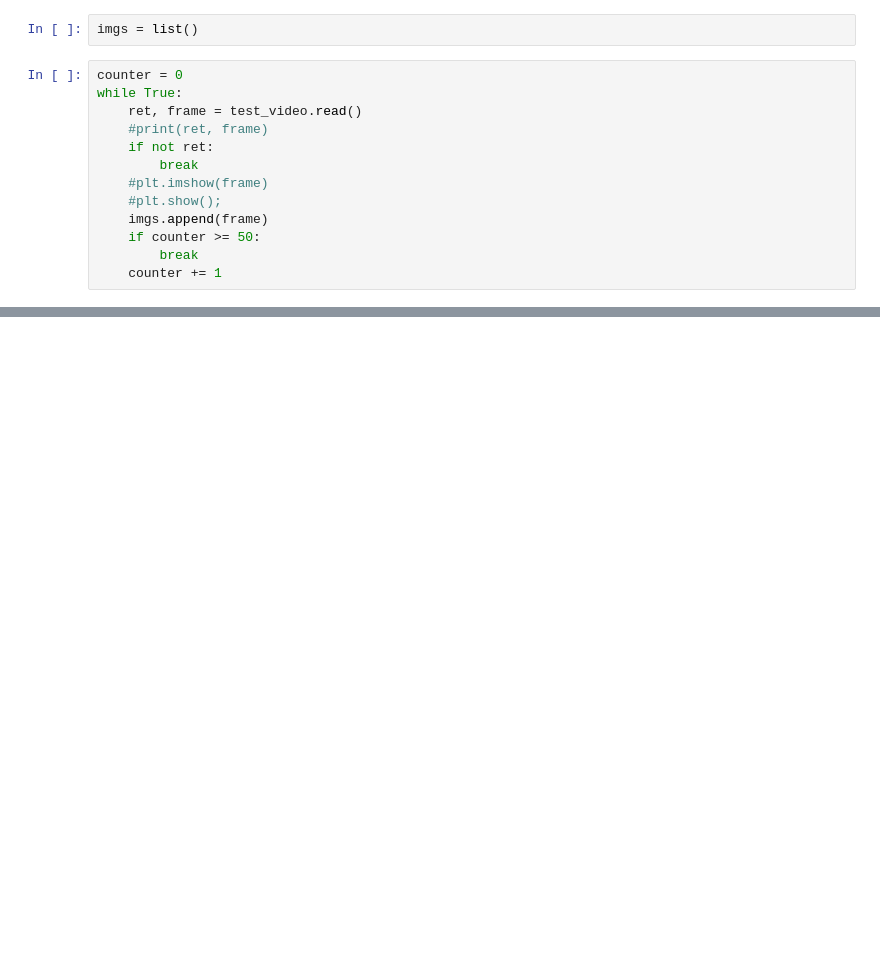
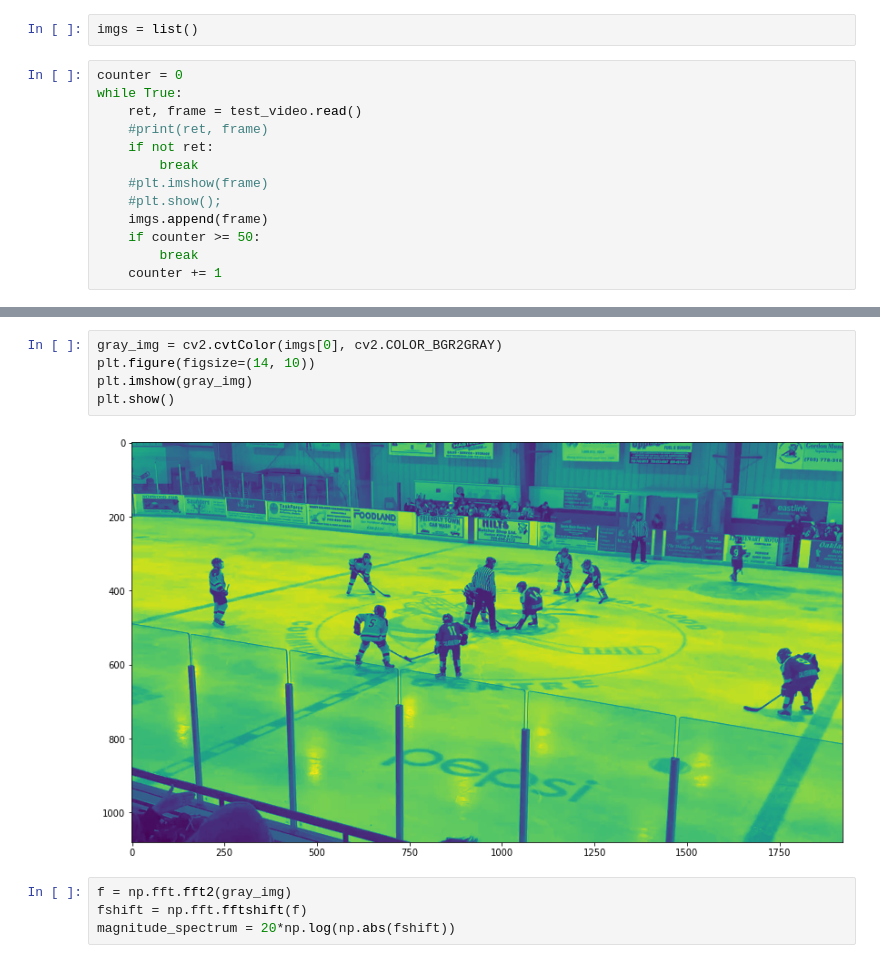
Before and after one commit to ioneuk/player-localization, a Jupyter notebook: rink-detection/rink_detection_dev.ipynb, the cells around one changed output, grey strips where cells are left out. Drawn from its saved outputs; the diff is of its cells as text; blank space fills up the shorter version.

```diff
--- a/rink-detection/rink_detection_dev.ipynb
+++ b/rink-detection/rink_detection_dev.ipynb
@@ -57,0 +59,11 @@ plt.show()
+# %%
+gray_img = cv2.cvtColor(imgs[0], cv2.COLOR_BGR2GRAY)
+plt.figure(figsize=(14, 10))
+plt.imshow(gray_img)
+plt.show()
+# %% [output]
+[figure, added]
+# %%
+f = np.fft.fft2(gray_img)
+fshift = np.fft.fftshift(f)
+magnitude_spectrum = 20*np.log(np.abs(fshift))
```
Also changed, not shown: parts of 19 cells of this notebook, 1 other file.
